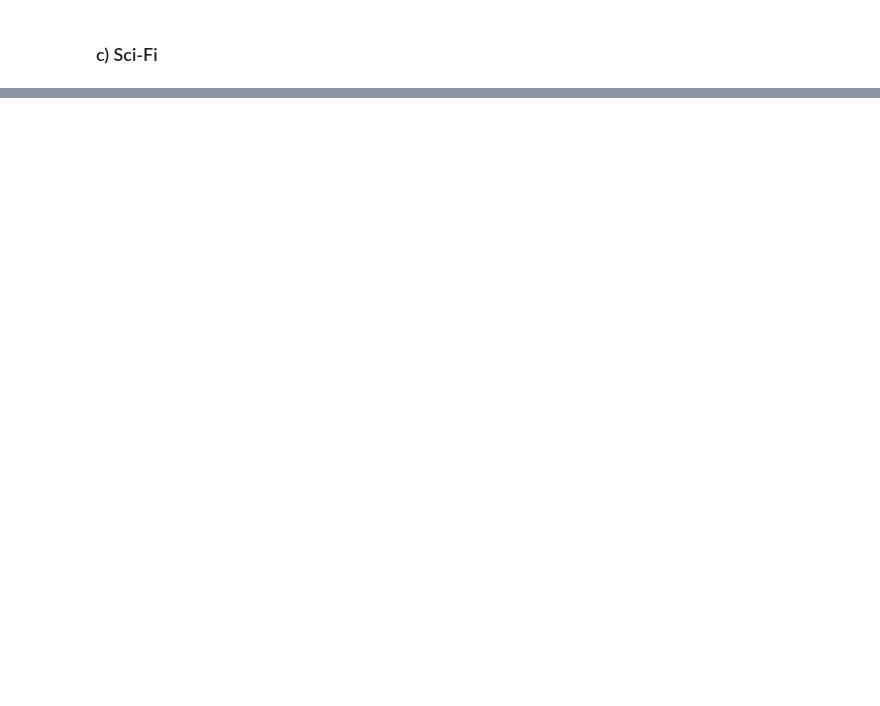
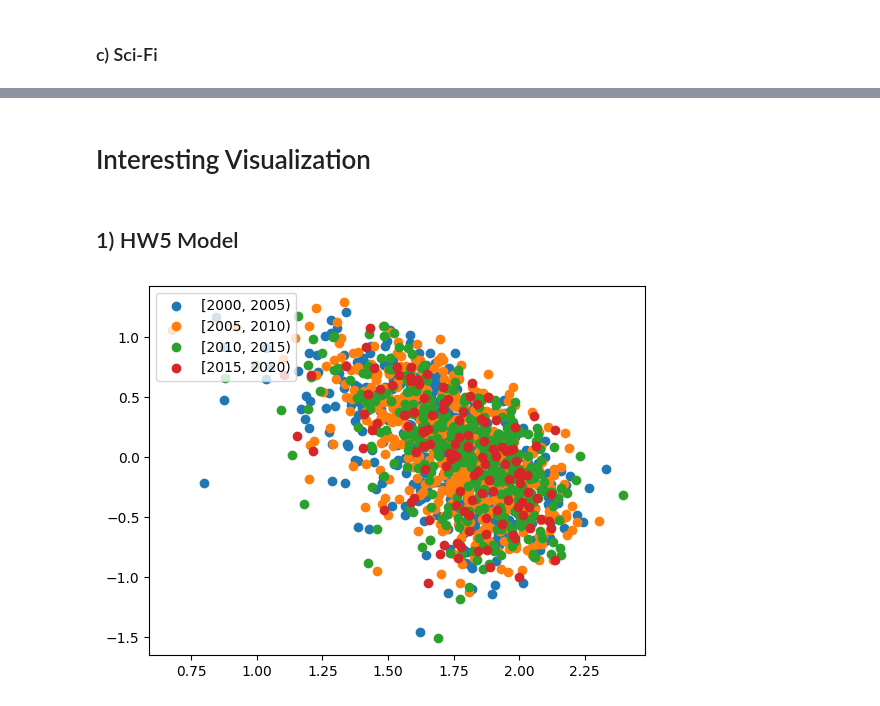
Before and after one commit to Shreshth3/movie-lens-visualizations, a Jupyter notebook: Daddy Jun's Data Visualizations.ipynb, the cells around one changed output, grey strips where cells are left out. Cells and saved outputs as stored; diff of their text form; code cells hidden in the pictures; blank space fills up the shorter version.

```diff
--- a/Daddy Jun's Data Visualizations.ipynb
+++ b/Daddy Jun's Data Visualizations.ipynb
@@ -116,6 +108,27 @@ def plotGenre(approx_V, genre):
     GIDs = GIDs[:10]
     GTitles = GTitles[:10]
     return plotFromList(approx_V, GIDs, GTitles, GENRE_LABELS[genre][0], GENRE_LABELS[genre][1])
+# %%
+# For interesting visualization we want to look at how films evolve over time
+def getYearRange(start, end):
+    movies['Year'] = movies['Movie Title'].str[-5:].str[:4].astype('int')
+    before = movies.loc[movies['Year'] < end]
+    return before.loc[before['Year']>=start]["Movie ID"].to_numpy(), before.loc[before['Year']>=start]["Movie Title"].to_numpy()
+# %%
+def plotTime(approx_V):
+    years = [2000,2005,2010,2015,2020]
+    fig = plt.figure()
+    ax1 = fig.add_subplot(111)
+    for y in range(len(years)-1):
+        to_viz_np = []
+        points, titles = getYearRange(years[y], years[y+1])
+        for i in points:
+            to_viz_np.append(approx_V[:,i])
+
+        to_viz_np = np.array(to_viz_np)
+        to_viz_df = pd.DataFrame(to_viz_np, columns = ['x', 'y'])
+        ax1.scatter(to_viz_df['x'],to_viz_df['y'], label = "["+str(years[y])+", "+str(years[y+1])+")")
+    plt.legend(loc='upper left')
 # %% [markdown]
 # HW5 Model
 # %%
@@ -232,0 +282,19 @@ plotGenre(approx_V, genres[2])
+# %% [markdown]
+# Interesting Visualization
+# %% [markdown]
+## 1) HW5 Model
+# %%
+from hw5_model import *
+U, V = get_U_V(data)
+num_users, num_movies = compute_num_users_and_movies(data)
+eta = 0.03
+reg = 0.1
+eps = 0.0001
+max_epochs = 300
+data_as_numpy = data.to_numpy(copy=True).astype(int)
+A, S, B = np.linalg.svd(V)
+approx_V = np.dot(A[:, :2].T, V)
+approx_U = np.dot(A[:, :2].T, U)
+plotTime(approx_V)
+# %% [output]
+[figure, added]
```
Also changed, not shown: parts of 24 cells of this notebook.
